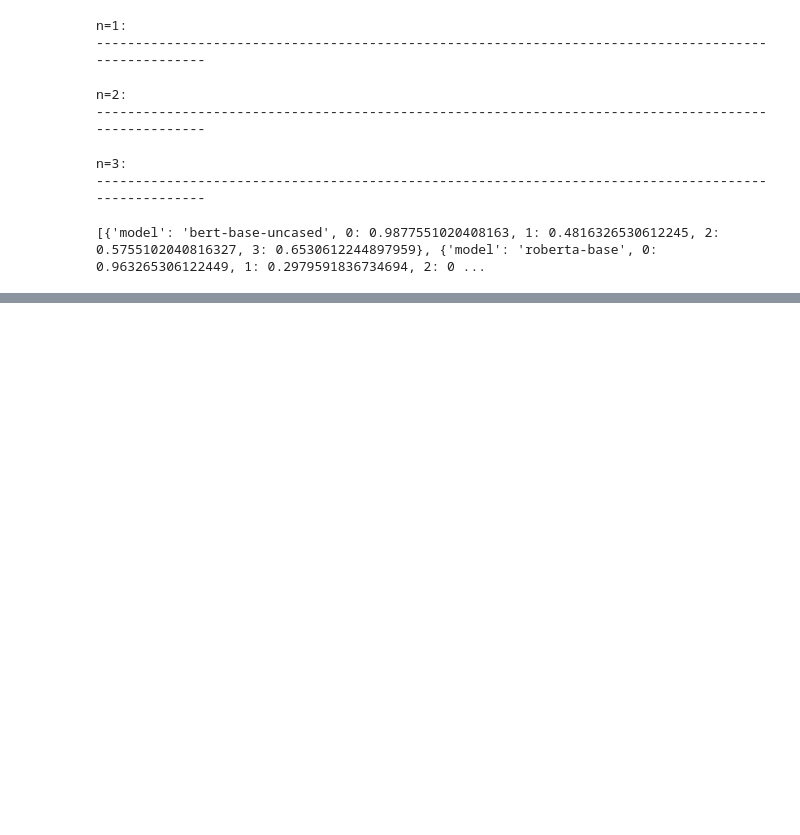
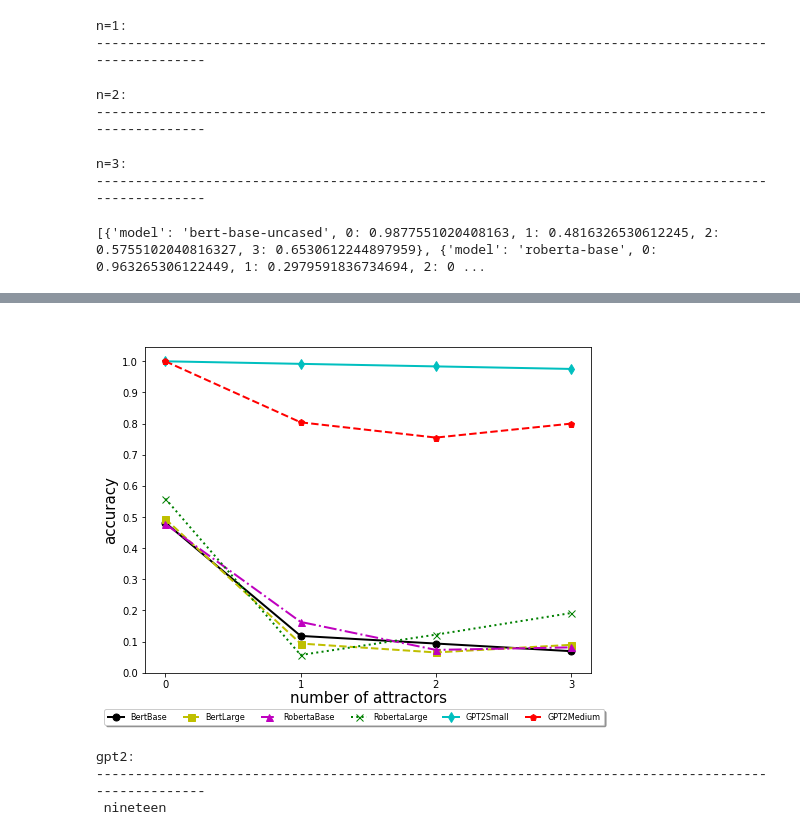
Before and after one commit to harry-tian/nlp_project_STON, a Jupyter notebook: main.ipynb, the cells around one changed output, grey strips where cells are left out. Drawn from its saved outputs; the diff is of its cells as text; code cells hidden in the pictures; blank space fills up the shorter version.

Commit message:
main file update

```diff
--- a/main.ipynb
+++ b/main.ipynb
@@ -327,0 +343,4 @@ def plot_cloze(results, title=None, legend=False):
+# %%
+plot_cloze("agecal_results.csv", title = ' ', legend = True)
+# %% [output]
+[figure, added]
@@ -327,0 +358,6 @@ def plot_cloze(results, title=None, legend=False):
+# %%
+main()
+# %% [output]
+gpt2:
+----------------------------------------------------------------------------------------------------
+ nineteen
```
Also changed, not shown: parts of 13 cells of this notebook.
